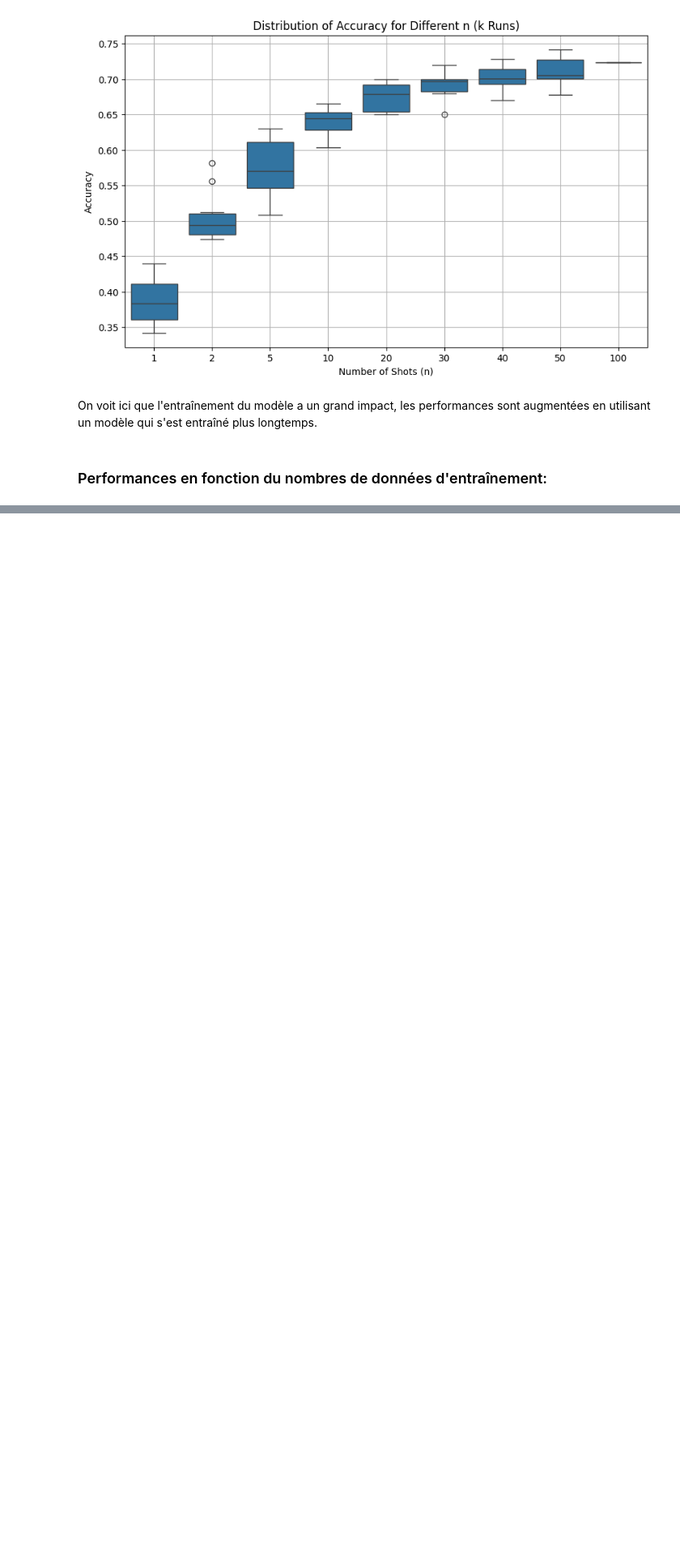
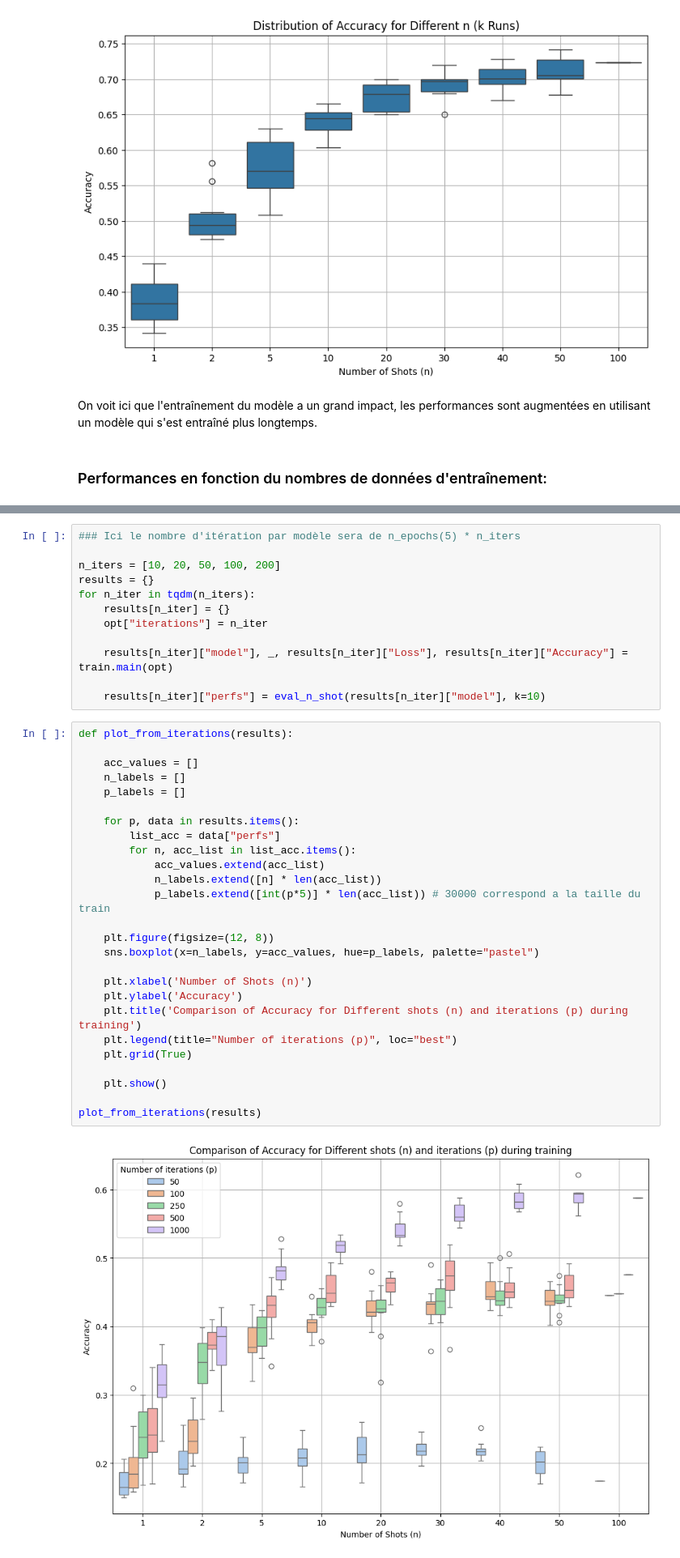
Before and after one commit to NailKhelifa/PrototypicalFewShots, a Jupyter notebook: ntbk/main.ipynb, the cells around one changed output, grey strips where cells are left out. Shown at 81% size. Saved outputs shown, nothing was run; the diff lists cells and outputs as text; blank space fills up the shorter version.

Commit message:
add ablation (n and iter)

```diff
--- a/ntbk/main.ipynb
+++ b/ntbk/main.ipynb
@@ -268,0 +316,40 @@ KeyboardInterrupt:
+# %%
+### Ici le nombre d'itération par modèle sera de n_epochs(5) * n_iters
+
+n_iters = [10, 20, 50, 100, 200]
+results = {}
+for n_iter in tqdm(n_iters):
+    results[n_iter] = {}
+    opt["iterations"] = n_iter
+
+    results[n_iter]["model"], _, results[n_iter]["Loss"], results[n_iter]["Accuracy"] = train.main(opt)
+
+    results[n_iter]["perfs"] = eval_n_shot(results[n_iter]["model"], k=10)
+# %%
+def plot_from_iterations(results):
+
+    acc_values = []
+    n_labels = []
+    p_labels = []
+
+    for p, data in results.items():
+        list_acc = data["perfs"]
+        for n, acc_list in list_acc.items():
+            acc_values.extend(acc_list)
+            n_labels.extend([n] * len(acc_list))
+            p_labels.extend([int(p*5)] * len(acc_list)) # 30000 correspond a la taille du train
+
+    plt.figure(figsize=(12, 8))
+    sns.boxplot(x=n_labels, y=acc_values, hue=p_labels, palette="pastel")
+
+    plt.xlabel('Number of Shots (n)')
+    plt.ylabel('Accuracy')
+    plt.title('Comparison of Accuracy for Different shots (n) and iterations (p) during training')
+    plt.legend(title="Number of iterations (p)", loc="best")
+    plt.grid(True)
+
+    plt.show()
+
+plot_from_iterations(results)
+# %% [output]
+[figure, added]
```
Also changed, not shown: parts of 6 cells of this notebook.
